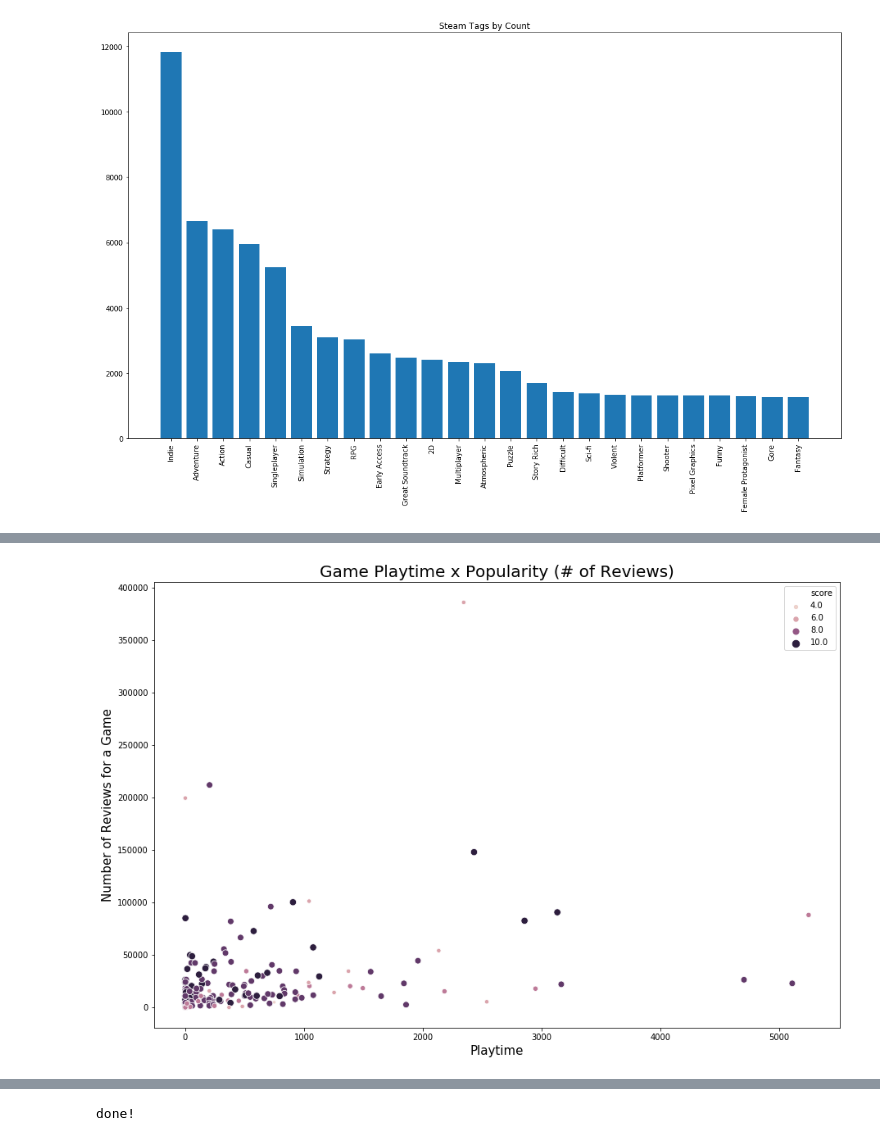
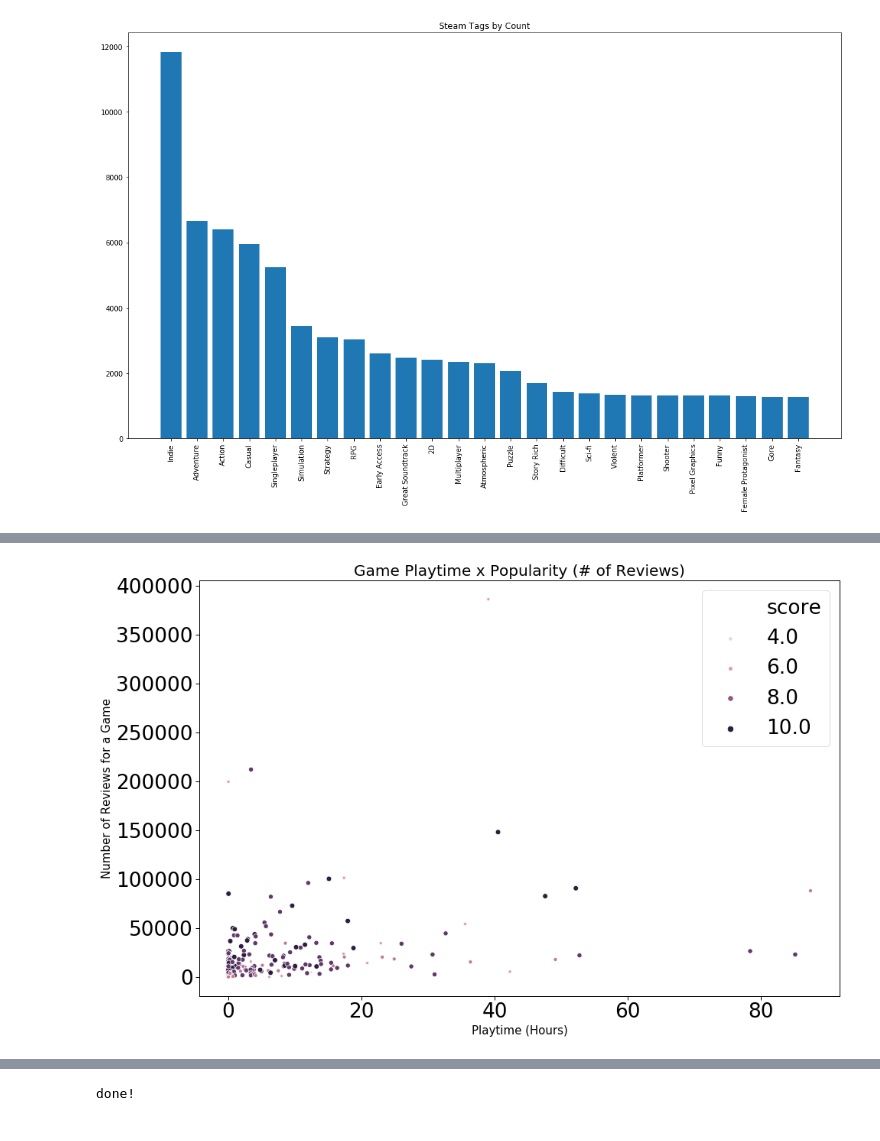
Before and after one commit to micsab/Game-Recommendation-Engine, a Jupyter notebook: steam_recommendation_engine.ipynb, the cells around one changed output, grey strips where cells are left out. Saved outputs shown, nothing was run; the diff lists cells and outputs as text; code cells hidden in the pictures.

```diff
--- a/steam_recommendation_engine.ipynb
+++ b/steam_recommendation_engine.ipynb
@@ -154,11 +163,15 @@ df['game_title'] = df['game_title'].str.replace(r'™', '')
 df['number_of_review'] = df['number_of_review'].replace({'no reviews' : ''})
 df['score'] = df['score'].replace({'no rating' : ''})
 
+# Dropping unneeded/dupe columns and renaming others for merge purposes later
 df = df.drop(['app'], axis=1)
 df['game_ID'] = pd.to_numeric(df['game_ID'], downcast='signed')
 df['number_of_review'] = pd.to_numeric(df['number_of_review'], downcast='integer')
 df['score'] = pd.to_numeric(df['score'])
-#df = df[df['number_of_review'] > 0]
+
+# Game must have a score, scores are not calculated until a min number of reviews is satisfied
+df = df[df['score'] > 0]
+
 df = df.rename(columns={"game_ID": "appid"})
 df = df.rename(columns={"Unnamed: 0": "id"})
 df = df.drop_duplicates(subset='appid', keep='first')
@@ -222,9 +253,11 @@ my_games = games['response']['games']
 game_table = pd.DataFrame(my_games)
 game_table = game_table.drop(['has_community_visible_stats', 'playtime_2weeks',
                               'img_icon_url', 'img_logo_url'], axis=1)
+# Convert playtime from minutes to hours
+game_table['playtime_forever'] = game_table['playtime_forever'] / 60
 my_games_info = pd.merge(df, game_table, on='appid')
-not_my_games = pd.merge(df, game_table, how='outer', on='appid')
-not_my_games = not_my_games[not_my_games['playtime_forever'].isnull()]
-not_my_games = not_my_games.drop(['name', 'image', 'playtime_forever'], axis=1)
-not_my_games.head()
+print('My Games DataFrame Shape:', my_games_info.shape)
+
+my_games_describe = my_games_info[['number_of_review', 'score', 'playtime_forever']]
+my_games_describe.describe()
 # %% [output]
@@ -236,0 +282,7 @@ not_my_games.head()
+# %%
+fig, ax = plt.subplots(figsize=(15, 10))
+sns.set_context("paper", font_scale=3)
+sns.distplot(not_my_games['score'], norm_hist=True, kde=False, label='Not My Games', ax=ax)
+sns.distplot(my_games_info['score'], norm_hist=True, kde=False, label='My Games', ax=ax)
+plt.legend()
+plt.show()
@@ -237,16 +297,17 @@ not_my_games.head()
 # %%
+# Removed outliers.  'Counter-Strike' is a free-to-play game with > 2 million reviews
 df_csno = my_games_info[~my_games_info.game_title.str.contains('Counter-Strike: Global Offensive')]
-df_csno = df_csno[df_csno['playtime_forever'] <= 8000]
+df_csno = df_csno[df_csno['playtime_forever'] <= 100]
 
 fig, ax = plt.subplots(figsize=(15, 10))
 ax = sns.scatterplot(x="playtime_forever", y="number_of_review", hue="score",
                      size= 'score', data=df_csno)
 plt.title('Game Playtime x Popularity (# of Reviews)', size = 20)
-plt.xlabel('Playtime', size=15)
+plt.xlabel('Playtime (Hours)', size=15)
 plt.ylabel('Number of Reviews for a Game', size=15)
 plt.show()
 # %% [output]
-[figure, old version]
+[figure, new version]
 # %%
 fig, ax = plt.subplots(figsize=(15, 10))
 ax = sns.violinplot(x="score", y="playtime_forever", data=my_games_info)
```
Also changed, not shown: parts of 37 cells of this notebook, 2 other files.
